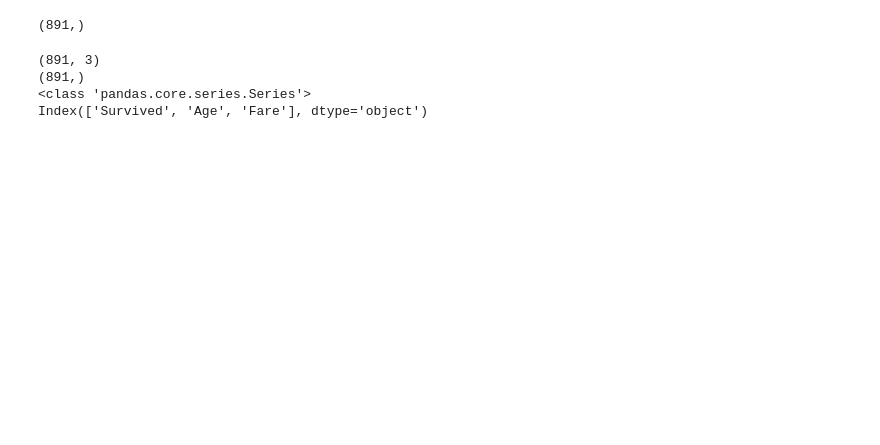
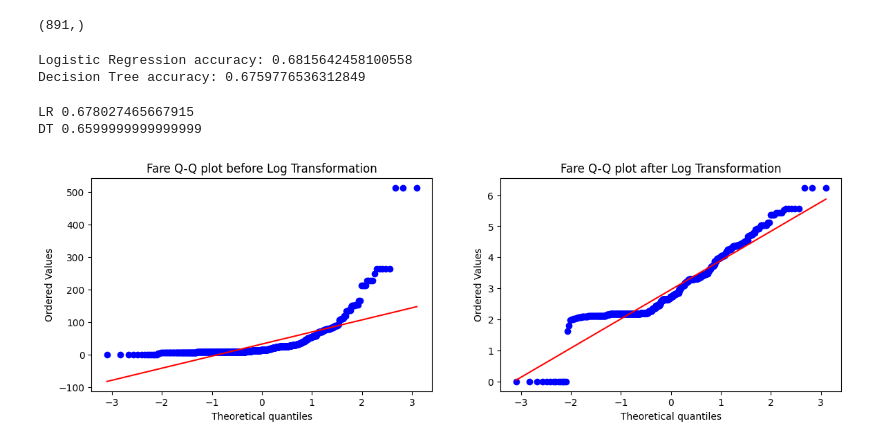
Before and after one commit to tiwariPratyush/ML, a Jupyter notebook: Feature_Engineering/function_transformers.ipynb, the cells around one changed output. Cells and saved outputs as stored; diff of their text form; code cells hidden in the pictures; blank space fills up the shorter version.

```diff
--- a/Feature_Engineering/function_transformers.ipynb
+++ b/Feature_Engineering/function_transformers.ipynb
@@ -69,7 +69,6 @@ df.sample(5)
 X = df.iloc[:,1:3]
 y = df.iloc[:,0]
 # %%
-X_train,y_train,X_test,y_test = train_test_split(X,y,test_size=0.2,random_state=42)
-
-y_train = np.ravel(y_train)
+X_train,X_test,y_train,y_test = train_test_split(X,y,test_size=0.2,random_state=42)
+X_train.shape,X_test.shape,y_train.shape,y_test.shape
 # %% [output]
@@ -136,13 +136,47 @@ ValueError: y should be a 1d array, got an array of shape (179, 2) instead.
 y.shape
 # %% [output]
 (891,)
-# %%
-print(df.shape)
-print(y.shape)
-print(type(y))
-print(df.columns)
-# %% [output]
-(891, 3)
-(891,)
-<class 'pandas.core.series.Series'>
-Index(['Survived', 'Age', 'Fare'], dtype='object')
+# %%
+# Log Transformation
+
+trf = FunctionTransformer(np.log1p)
+# %%
+X_train_transformed = trf.fit_transform(X_train)
+X_test_transformed = trf.transform(X_test)
+# %%
+clf1.fit(X_train_transformed,y_train)
+clf2.fit(X_train_transformed,y_train)
+
+y1_pred = clf1.predict(X_test_transformed)
+y2_pred = clf2.predict(X_test_transformed)
+
+print('Logistic Regression accuracy:',accuracy_score(y_test,y1_pred))
+print('Decision Tree accuracy:',accuracy_score(y_test,y2_pred))
+# %% [output]
+Logistic Regression accuracy: 0.6815642458100558
+Decision Tree accuracy: 0.6759776536312849
+# %%
+X_transformed = trf.fit_transform(X)
+
+clf1 = LogisticRegression()
+clf2 = DecisionTreeClassifier()
+
+print("LR",np.mean(cross_val_score(clf1,X_transformed,y,scoring='accuracy',cv=10)))
+print("DT",np.mean(cross_val_score(clf2,X_transformed,y,scoring='accuracy',cv=10)))
+# %% [output]
+LR 0.678027465667915
+DT 0.6599999999999999
+# %%
+plt.figure(figsize=(14,4))
+
+plt.subplot(121)
+stats.probplot(X_train['Fare'],dist='norm',plot=plt)
+plt.title('Fare Q-Q plot before Log Transformation')
+
+plt.subplot(122)
+stats.probplot(X_train_transformed['Fare'],dist='norm',plot=plt)
+plt.title('Fare Q-Q plot after Log Transformation')
+
+plt.show()
+# %% [output]
+[figure, added]
```
Also changed, not shown: parts of 12 cells of this notebook, 4 other files.
